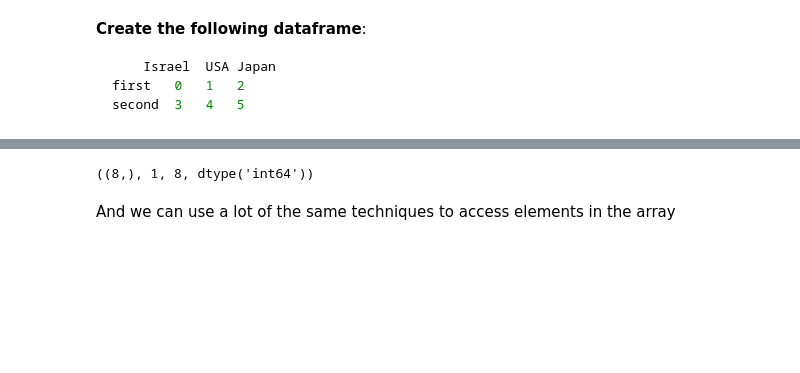
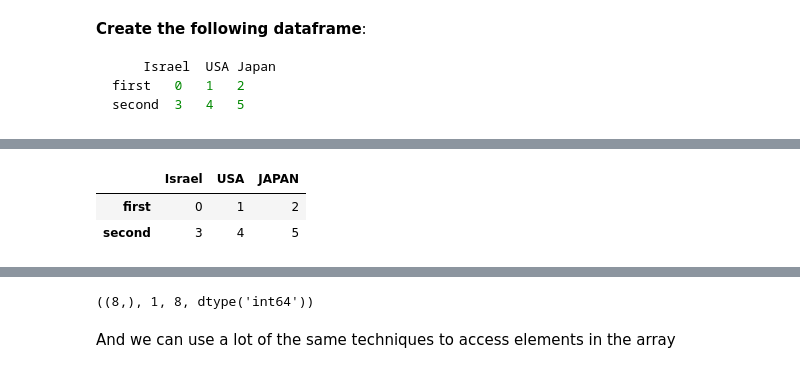
Before and after one commit to meitalis/meitalis_repository, a Jupyter notebook: samples/panda/pandas_ex1_ben.ipynb, the cells around one changed output, grey strips where cells are left out. Cells and saved outputs as stored; diff of their text form; code cells hidden in the pictures; blank space fills up the shorter version.

```diff
--- a/samples/panda/pandas_ex1_ben.ipynb
+++ b/samples/panda/pandas_ex1_ben.ipynb
@@ -383,3 +395,18 @@ second	3	4	5
+# %%
+# Your Code here
+# Israel	USA	Japan
+# first	0	1	2
+# second	3	4	5
+
+data = np.arange(0,6,1).reshape(2,3)
+columns = np.array(['Israel', 'USA', 'JAPAN'])
+index = np.array(['first', 'second'])
+df = pd.DataFrame(data,columns = columns,index = index)
+df
+# %% [output]
+|  | Israel | USA | JAPAN |
+| first | 0 | 1 | 2 |
+| second | 3 | 4 | 5 |
 # %% [markdown]
 ## Index
 ***
```
Also changed, not shown: parts of 20 cells of this notebook.
